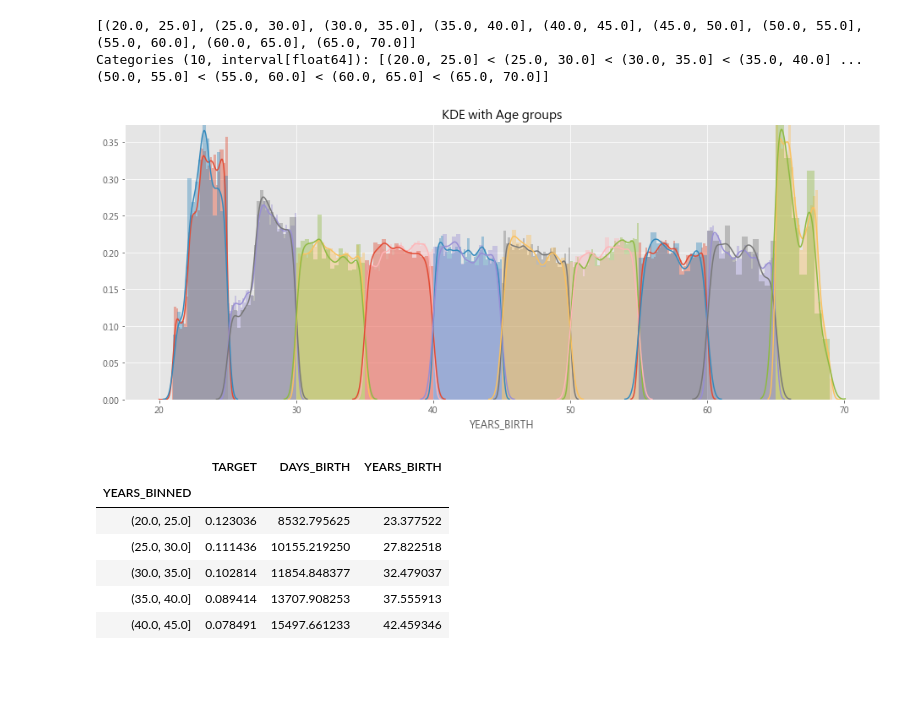
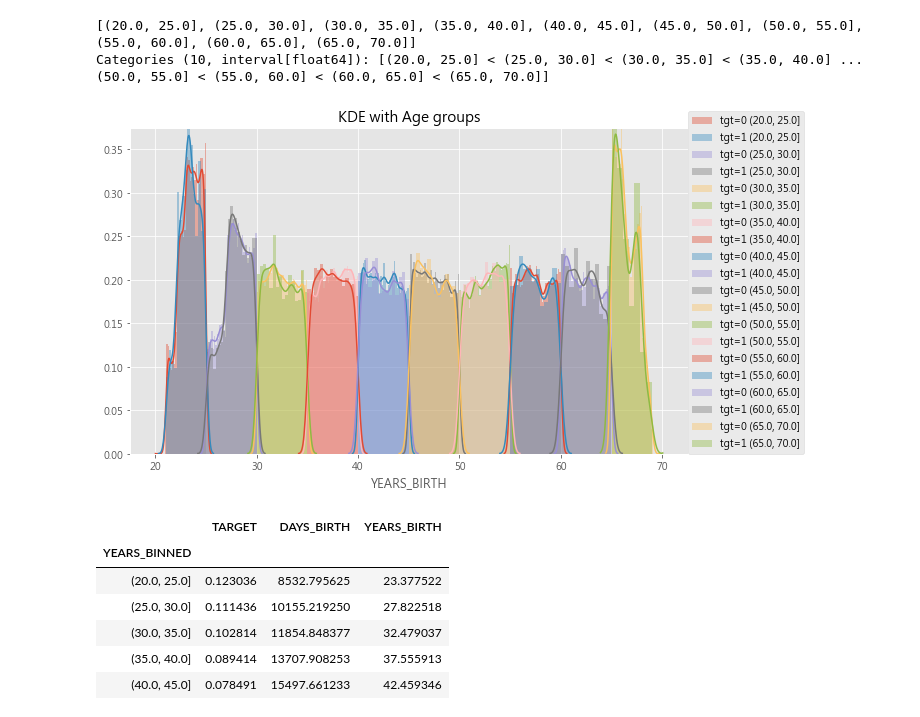
Before and after one commit to kevinkjchen/4th-ML100Days, a Jupyter notebook: homework/Day_016_HW.ipynb, the cells around one changed output. Cells and saved outputs as stored; diff of their text form; code cells hidden in the pictures; blank space fills up the shorter version.

Commit message:
Update Day_016_HW.ipynb
add plt.legend for sns.distplot

```diff
--- a/homework/Day_016_HW.ipynb
+++ b/homework/Day_016_HW.ipynb
@@ -90,21 +90,23 @@ Categories (10, interval[float64]): [(20.0, 25.0] < (25.0, 30.0] < (30.0, 35.0]
 # %%
 # 繪圖前先排序 / 分組
 """
 Your Code Here
 """
 year_group_sorted = age_data['YEARS_BINNED'].unique().sort_values()
 
-plt.figure(figsize=(16,6))
+plt.figure(figsize=(10,6))
 for i in range(len(year_group_sorted)):
     sns.distplot(age_data.loc[(age_data['YEARS_BINNED'] == year_group_sorted[i]) & \
-                              (age_data['TARGET'] == 0), 'YEARS_BIRTH'], label = str(year_group_sorted[i]))
+                              (age_data['TARGET'] == 0), 'YEARS_BIRTH'], label = 'tgt=0 ' + str(year_group_sorted[i]))
 
     sns.distplot(age_data.loc[(age_data['YEARS_BINNED'] == year_group_sorted[i]) & \
-                              (age_data['TARGET'] == 1), 'YEARS_BIRTH'], label = str(year_group_sorted[i]))
+                              (age_data['TARGET'] == 1), 'YEARS_BIRTH'], label = 'tgt=1 ' + str(year_group_sorted[i]))
+
 plt.title('KDE with Age groups')
+plt.legend(loc=(1,0))
 plt.show()
 # %% [output]
-[figure, old version]
+[figure, new version]
 # %%
 # 計算每個年齡區間的 Target、DAYS_BIRTH與 YEARS_BIRTH 的平均值
 age_groups  = age_data.groupby('YEARS_BINNED').mean()
```
